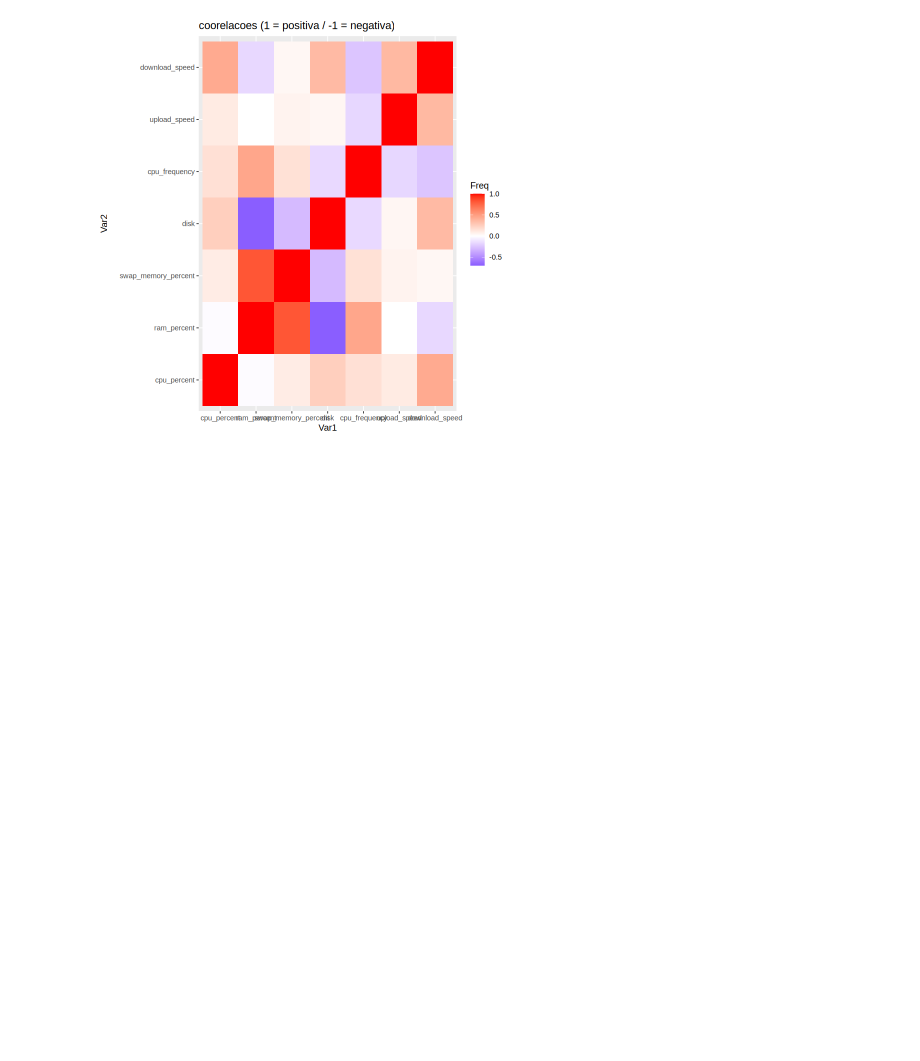
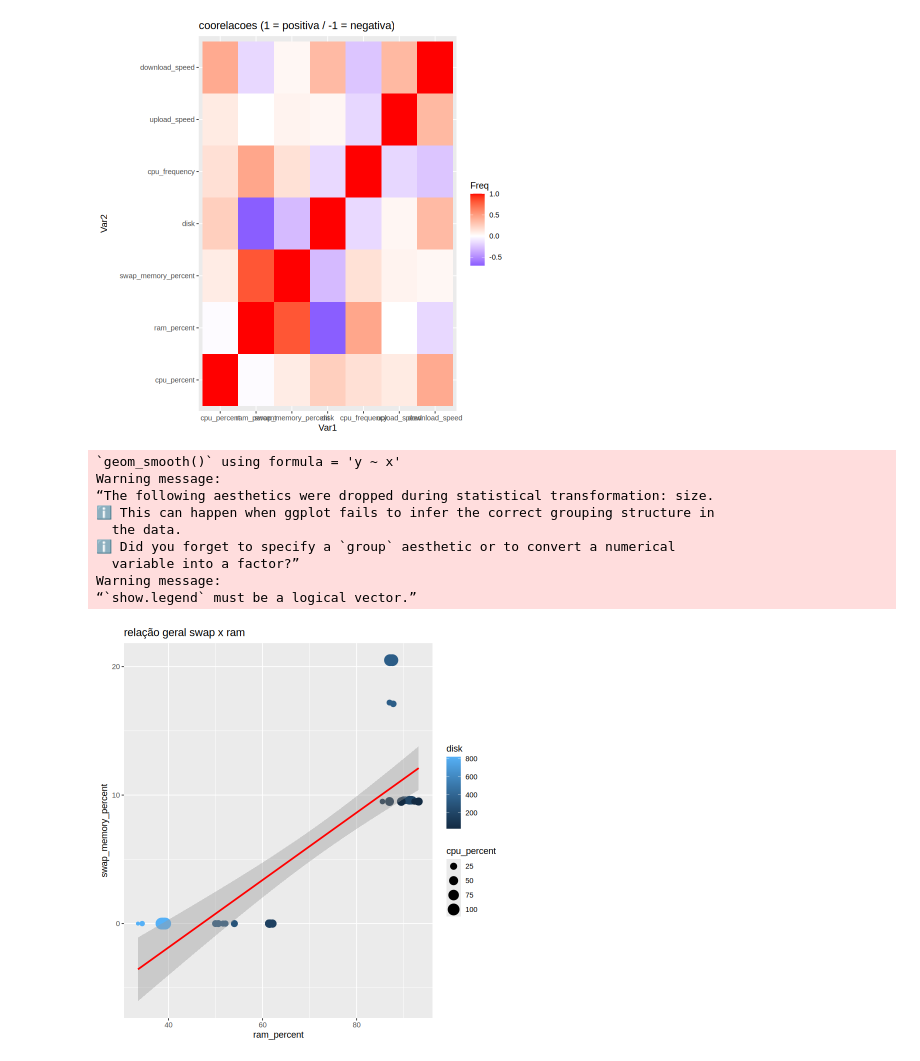
Before and after one commit to CryptoSight-PI/cryptosight-data-etl, a Jupyter notebook: R/dataRcryptosight.ipynb, the cells around one changed output. Drawn from its saved outputs; the diff is of its cells as text; code cells hidden in the pictures; blank space fills up the shorter version.

```diff
--- a/R/dataRcryptosight.ipynb
+++ b/R/dataRcryptosight.ipynb
@@ -575,3 +584,21 @@ ggplot(as.data.frame(as.table(cor(data_geral[ c("cpu_percent", "ram_percent", "s
 # %% [output]
 [figure]
 [figure]
+# %%
+ggplot(data_geral, aes(x = ram_percent, y = swap_memory_percent, size = cpu_percent , color = disk)) +
+  geom_point() +
+  geom_smooth(method = "lm", color = "red", show.legend = "none") +
+  labs(
+    title = "relação geral swap x ram",
+  )
+# %% [output]
+`geom_smooth()` using formula = 'y ~ x'
+Warning message:
+“The following aesthetics were dropped during statistical transformation: size.
+ℹ This can happen when ggplot fails to infer the correct grouping structure in
+  the data.
+ℹ Did you forget to specify a `group` aesthetic or to convert a numerical
+  variable into a factor?”
+Warning message:
+“`show.legend` must be a logical vector.”
+[figure, added]
```
Also changed, not shown: parts of 3 cells of this notebook, 2 other files.
